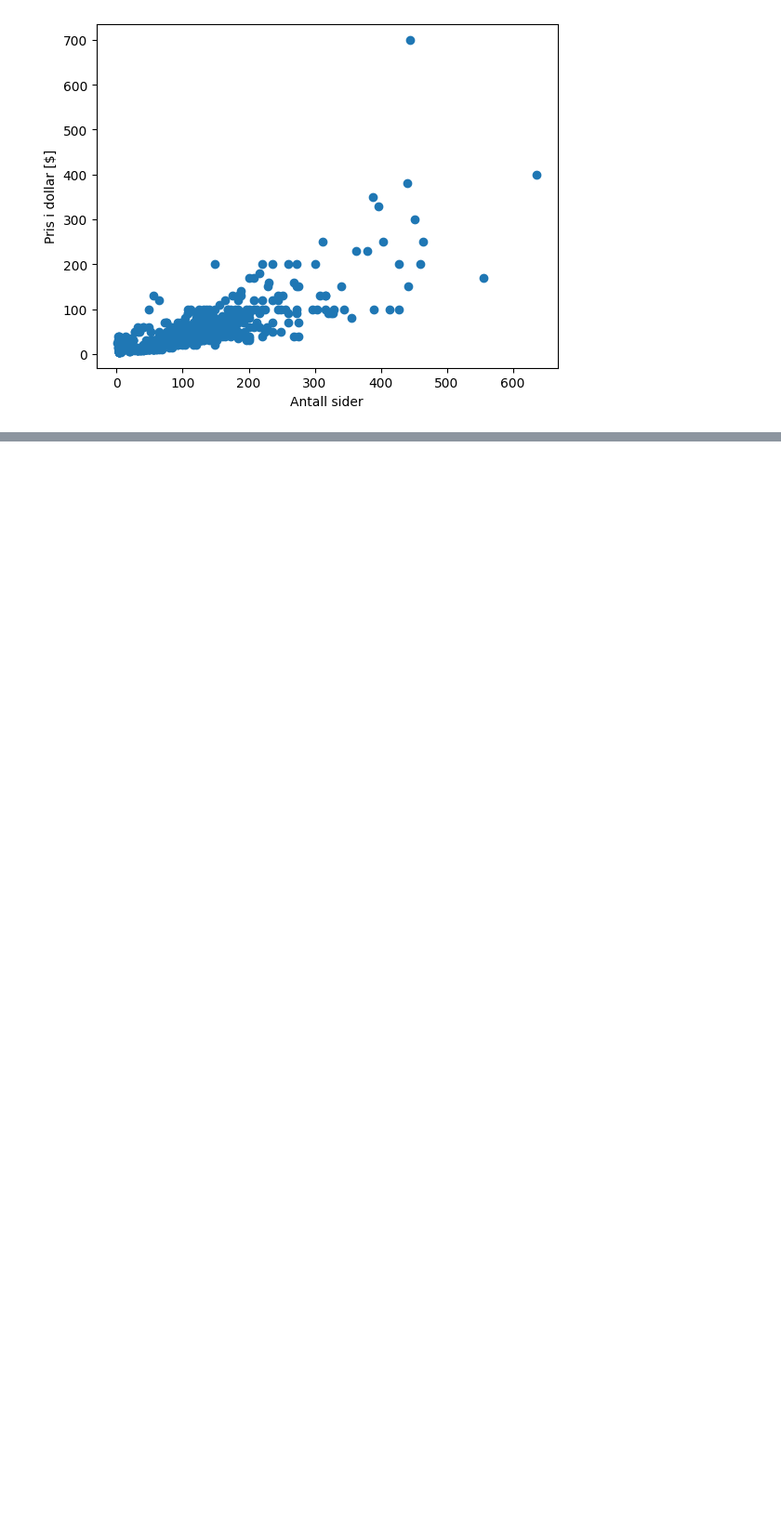
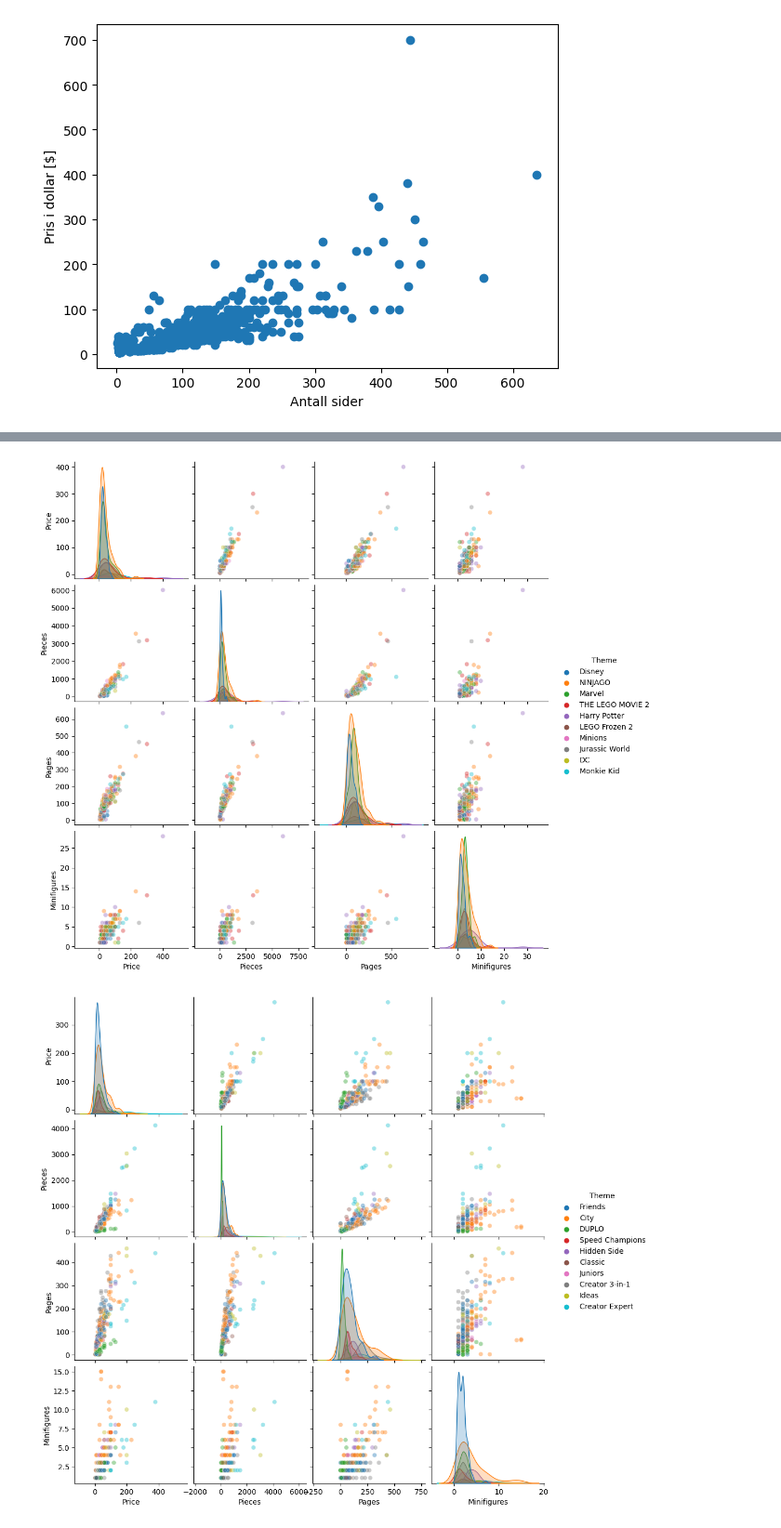
Before and after one commit to erikbjo/istg1003prosjekt, a Jupyter notebook: Oppgaver/arthurTestBook.ipynb, the cells around one changed output, grey strips where cells are left out. Shown at 93% size. Drawn from its saved outputs; the diff is of its cells as text; code cells hidden in the pictures; blank space fills up the shorter version.

```diff
--- a/Oppgaver/arthurTestBook.ipynb
+++ b/Oppgaver/arthurTestBook.ipynb
@@ -131,0 +141,7 @@ plt.show()
+# %%
+mythemes_brands = ['Disney', 'Unikitty', 'NINJAGO', 'Marvel', 'THE LEGO MOVIE 2', 'Harry Potter', 'LEGO Frozen 2', 'Minions',
+                   'Jurassic World', 'DC', 'Monkie Kid']
+mythemes_notBrands = ['Friends', 'City', 'DUPLO', 'Speed Champions', 'Hidden Side', 'Classic', 'Juniors', 'Creator 3-in-1',
+                      'Ideas', 'Creator Expert', 'Powered up', 'LEGO Education']
+mythemes_unclearBrands = ['Star Wars', 'Minecraft', 'Batman', 'Trolls World Tour', 'Powerpuff Girls', 'Overwatch', 'Spider-Man',
+                          'Stranger Things', 'Minifigures']
@@ -131,0 +168,16 @@ plt.show()
+# %%
+def showMultipleScatterPlotts(arr):
+    subset_df = df2[df2['Theme'].isin(arr)]
+    sns.pairplot(subset_df, vars = ['Price', 'Pieces', 'Pages', 'Minifigures'],
+             hue = 'Theme',
+             diag_kind = 'kde',
+             plot_kws = dict(alpha = 0.4))
+    plt.show()
+
+
+showMultipleScatterPlotts(mythemes_brands)
+showMultipleScatterPlotts(mythemes_notBrands)
+showMultipleScatterPlotts(mythemes_unclearBrands)
+# %% [output]
+[figure, added]
+[figure, added]
```
Also changed, not shown: parts of 13 cells of this notebook.
